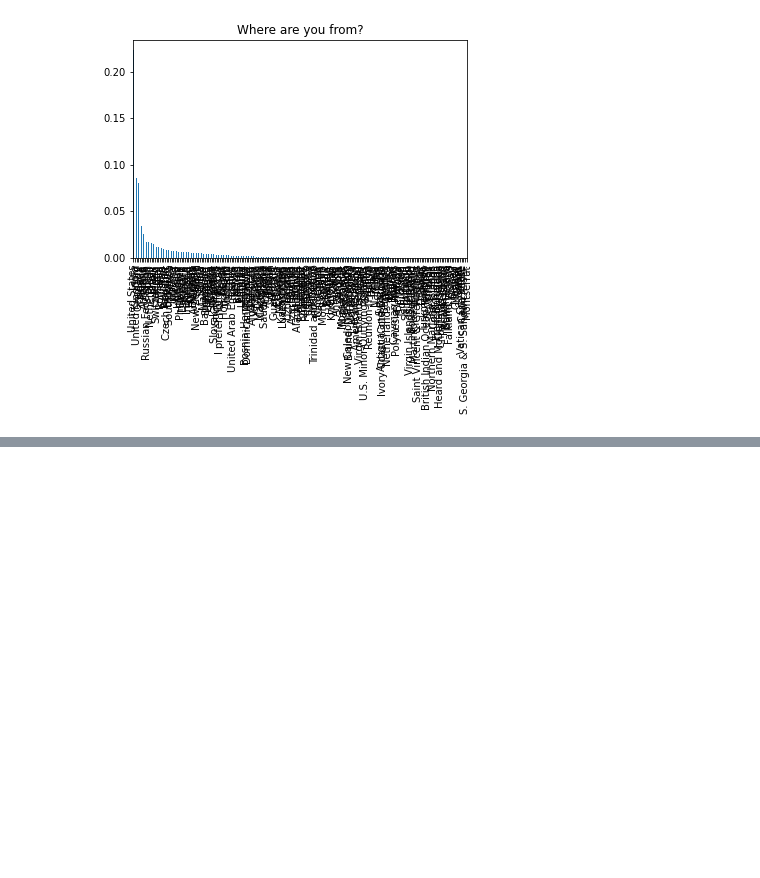
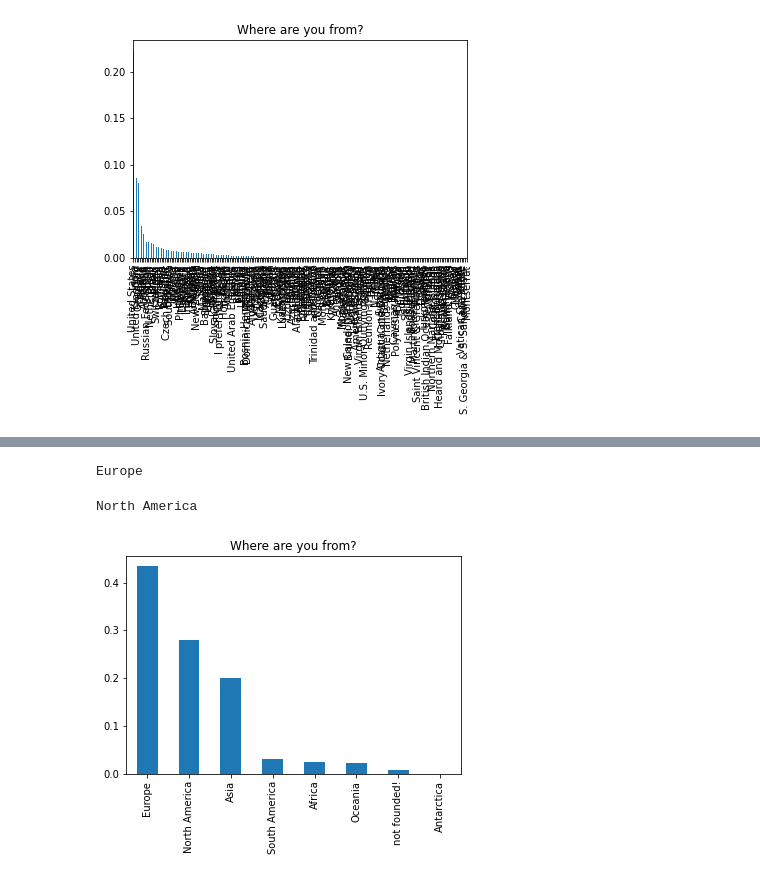
Before and after one commit to ewelinaLG/Udacity, a Jupyter notebook: Blog_post.ipynb, the cells around one changed output, grey strips where cells are left out. Saved outputs shown, nothing was run; the diff lists cells and outputs as text; code cells hidden in the pictures; blank space fills up the shorter version.

```diff
--- a/Blog_post.ipynb
+++ b/Blog_post.ipynb
@@ -14,6 +16,18 @@ df.head()
 | 3 | 4 | Professional non-developer who so... | Yes, both | United States | No | Employed full-time | Doctoral degree | ... |
 | 4 | 5 | Professional developer | Yes, I program as a hobby | Switzerland | No | Employed full-time | Master's degree | ... |
 5 rows × 154 columns
+# %%
+def findContinent(country_name):
+    try:
+        country_alpha2 = pc.country_name_to_country_alpha2(country_name)
+        country_continent_code = pc.country_alpha2_to_continent_code(country_alpha2)
+        country_continent_name = pc.convert_continent_code_to_continent_name(country_continent_code)
+        return country_continent_name
+    #pycountry.countries.get(name=country_name).alpha_2
+    except:
+        return ("not founded!")
+
+df['continent'] = df.apply(lambda row: findContinent(row.Country) , axis = 1)
 # %%
 #Which columns had no missing values?
 no_nulls = set(df.columns[df.isnull().mean()==0])
@@ -37,0 +158,27 @@ plt.title("Where are you from?");
+# %%
+import pycountry_convert as pc
+
+def country_to_continent(country_name):
+    country_alpha2 = pc.country_name_to_country_alpha2(country_name)
+    country_continent_code = pc.country_alpha2_to_continent_code(country_alpha2)
+    country_continent_name = pc.convert_continent_code_to_continent_name(country_continent_code)
+    return country_continent_name
+
+# Example
+country_name = 'Germany'
+print(country_to_continent(country_name))
+# %% [output]
+Europe
+# %%
+print(country_to_continent(df.Country[0]))
+# %% [output]
+North America
+# %%
+#bar chart of the proportion of individuals in each country
+
+continent_vals = df.continent.value_counts()#Provide a pandas series of the counts for each country
+
+(continent_vals/df.shape[0]).plot(kind="bar");
+plt.title("Where are you from?");
+# %% [output]
+[figure, added]
```
Also changed, not shown: parts of 79 cells of this notebook.
